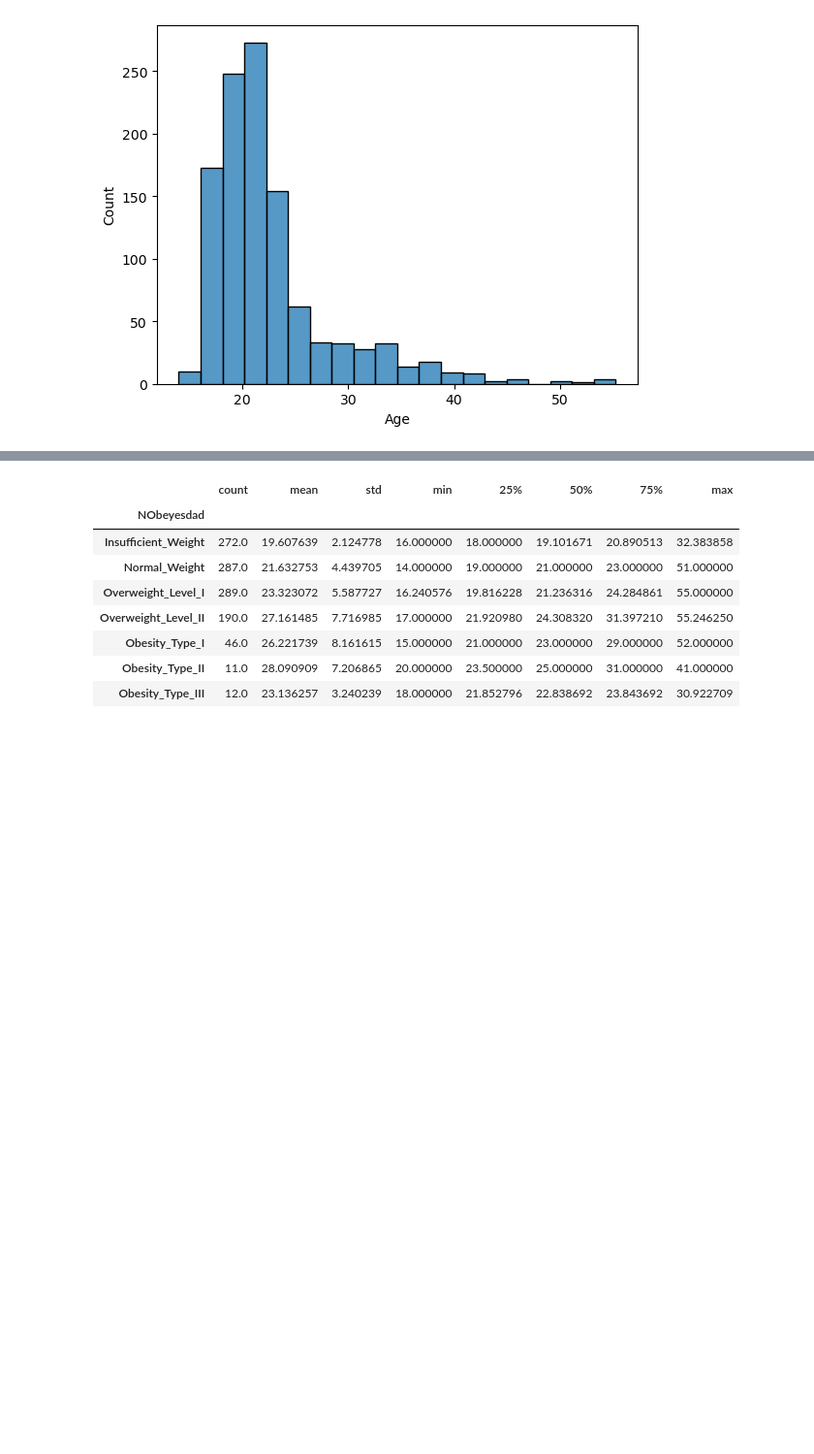
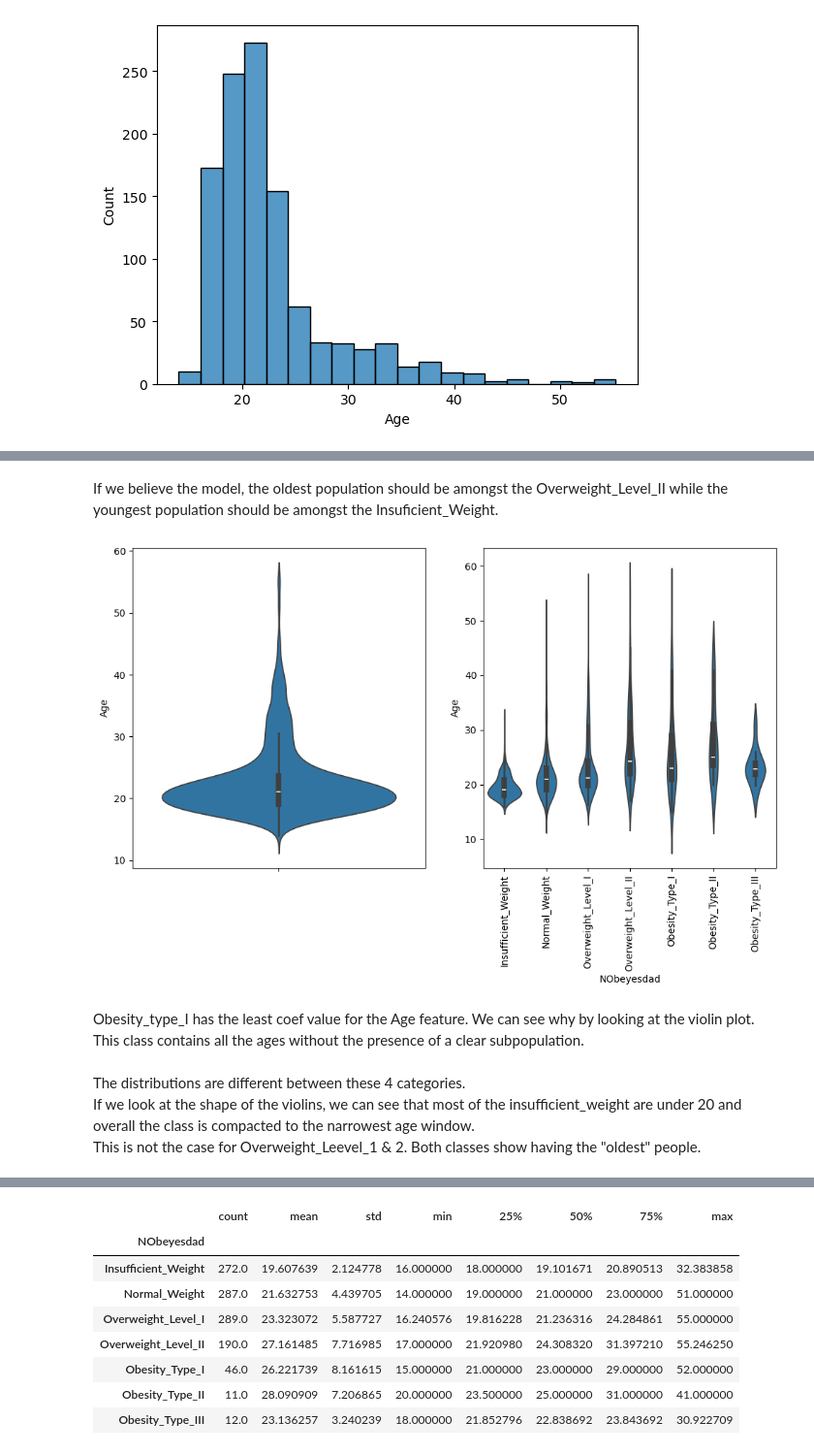
Before and after one commit to flylight-max/Individual_project_obesity, a Jupyter notebook: Untitled-2.ipynb, the cells around one changed output, grey strips where cells are left out. Shown at 97% size. Saved outputs shown, nothing was run; the diff lists cells and outputs as text; code cells hidden in the pictures; blank space fills up the shorter version.

```diff
--- a/Untitled-2.ipynb
+++ b/Untitled-2.ipynb
@@ -742,0 +768,16 @@ Our population is quite young.
+# %% [markdown]
+If we believe the model, the oldest population should be amongst the Overweight_Level_II while the youngest population should be amongst the Insuficient_Weight.
+# %%
+fig,(ax1,ax2) = plt.subplots(1,2,figsize=(12,6))
+sns.violinplot(y="Age", data=new_obesity, ax=ax1)
+sns.violinplot(x="NObeyesdad", y="Age", data=new_obesity, ax=ax2)
+plt.xticks(rotation=90)
+plt.show()
+# %% [output]
+[figure, added]
+# %% [markdown]
+Obesity_type_I has the least coef value for the Age feature. We can see why by looking at the violin plot. This class contains all the ages without the presence of a clear subpopulation.
+# %% [markdown]
+The distributions are different between these 4 categories.
+If we look at the shape of the violins, we can see that most of the insufficient_weight are under 20 and overall the class is compacted to the narrowest age window.
+This is not the case for Overweight_Leevel_1 & 2. Both classes show having the "oldest" people.
```
Also changed, not shown: parts of 56 cells of this notebook, 1 other file.
